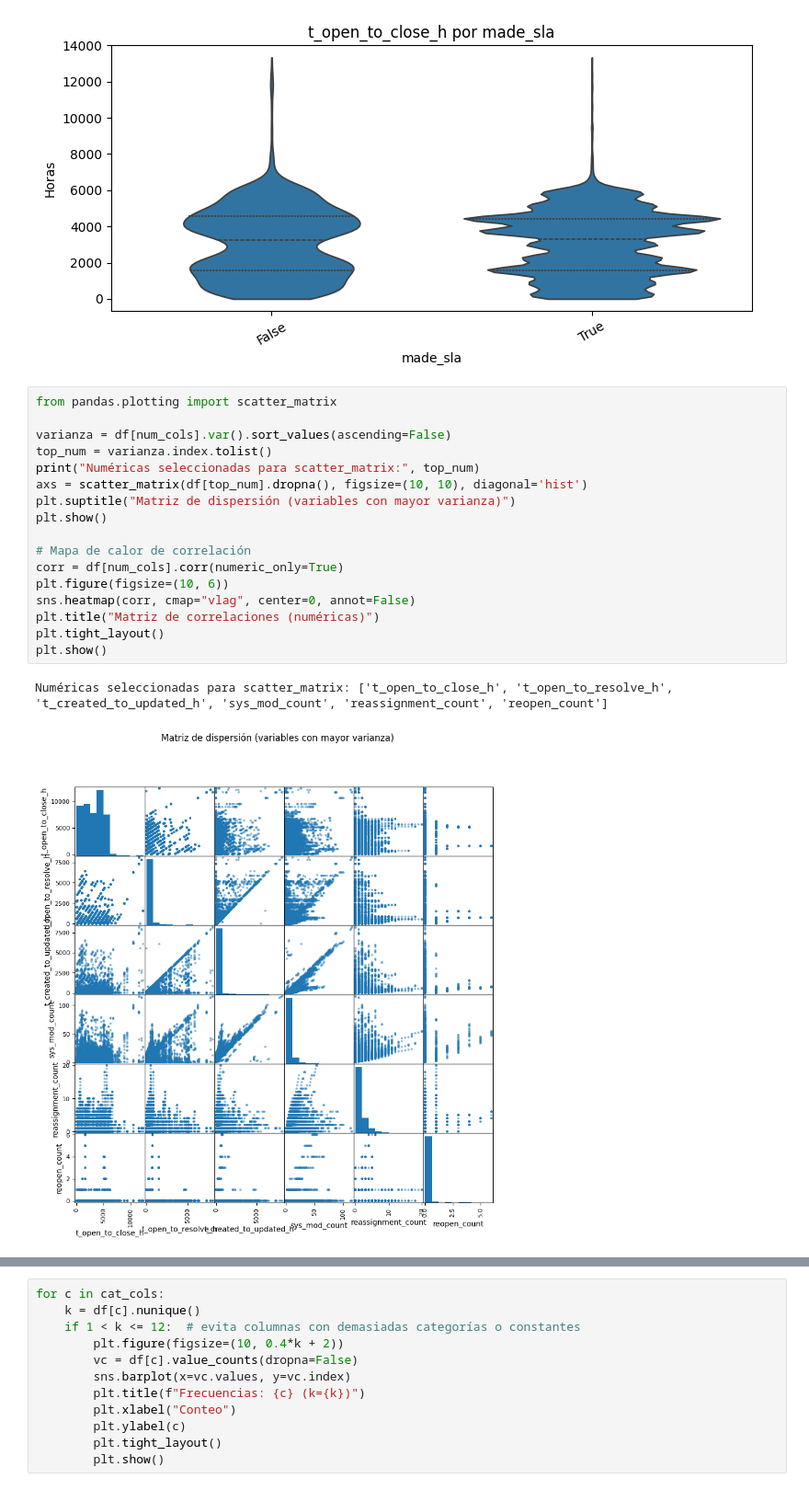
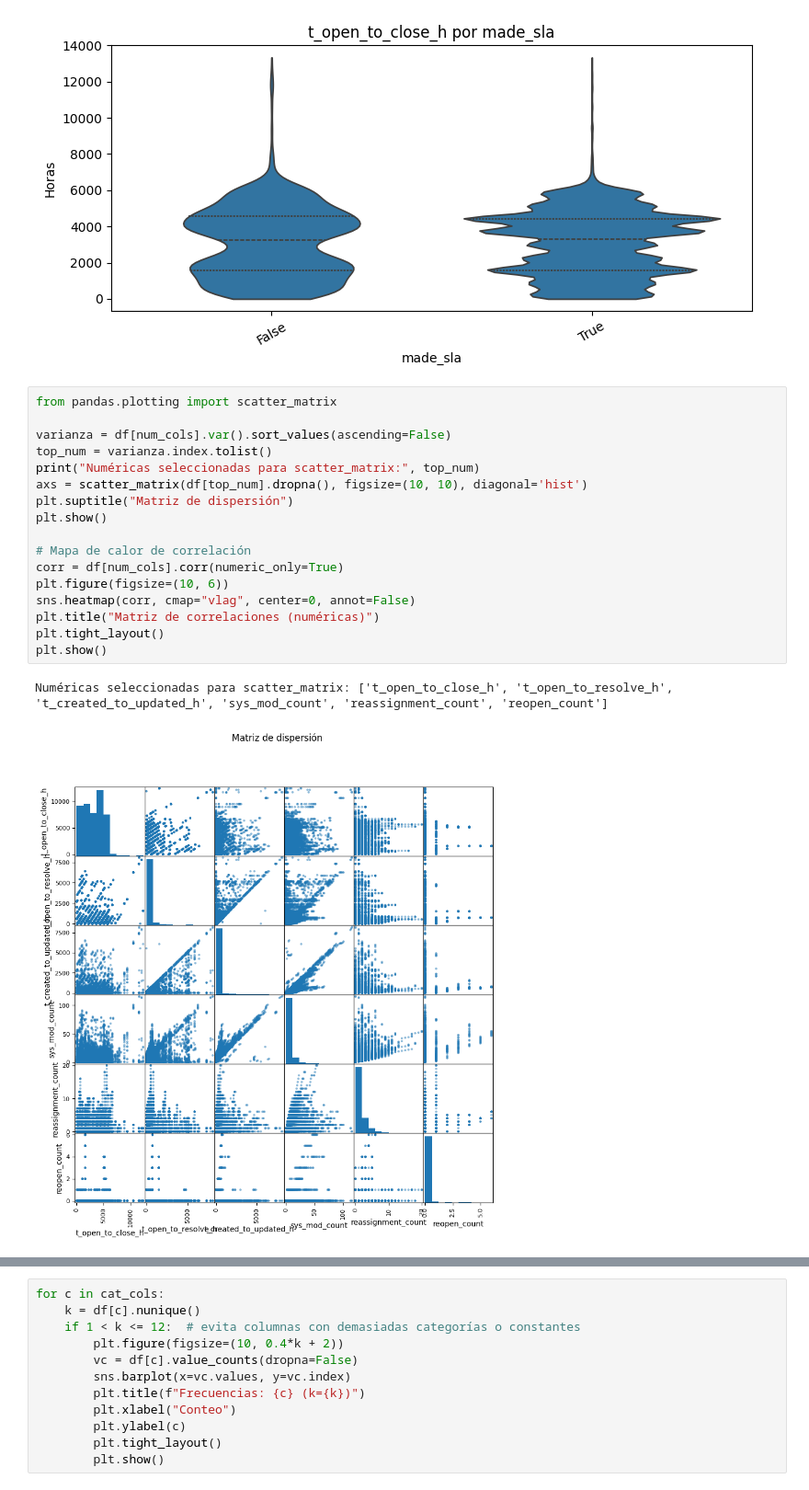
Before and after one commit to santiagolievano/Proyecto1_Atencion_de_Incidentes, a Jupyter notebook: Tarea 2 - Exploración/Exploración.ipynb, the cells around one changed output, grey strips where cells are left out. Shown at 92% size. Drawn from its saved outputs; the diff is of its cells as text.

```diff
--- a/Tarea 2 - Exploración/Exploración.ipynb
+++ b/Tarea 2 - Exploración/Exploración.ipynb
@@ -267,23 +267,23 @@ for cat_col in cat_cols_evaluacion:
 # %%
 from pandas.plotting import scatter_matrix
 
 varianza = df[num_cols].var().sort_values(ascending=False)
 top_num = varianza.index.tolist()
 print("Numéricas seleccionadas para scatter_matrix:", top_num)
 axs = scatter_matrix(df[top_num].dropna(), figsize=(10, 10), diagonal='hist')
-plt.suptitle("Matriz de dispersión (variables con mayor varianza)")
+plt.suptitle("Matriz de dispersión")
 plt.show()
 
 # Mapa de calor de correlación
 corr = df[num_cols].corr(numeric_only=True)
 plt.figure(figsize=(10, 6))
 sns.heatmap(corr, cmap="vlag", center=0, annot=False)
 plt.title("Matriz de correlaciones (numéricas)")
 plt.tight_layout()
 plt.show()
 # %% [output]
 Numéricas seleccionadas para scatter_matrix: ['t_open_to_close_h', 't_open_to_resolve_h', 't_created_to_updated_h', 'sys_mod_count', 'reassignment_count', 'reopen_count']
-[figure, old version]
+[figure, new version]
 [figure]
 # %%
 for c in cat_cols:
```
